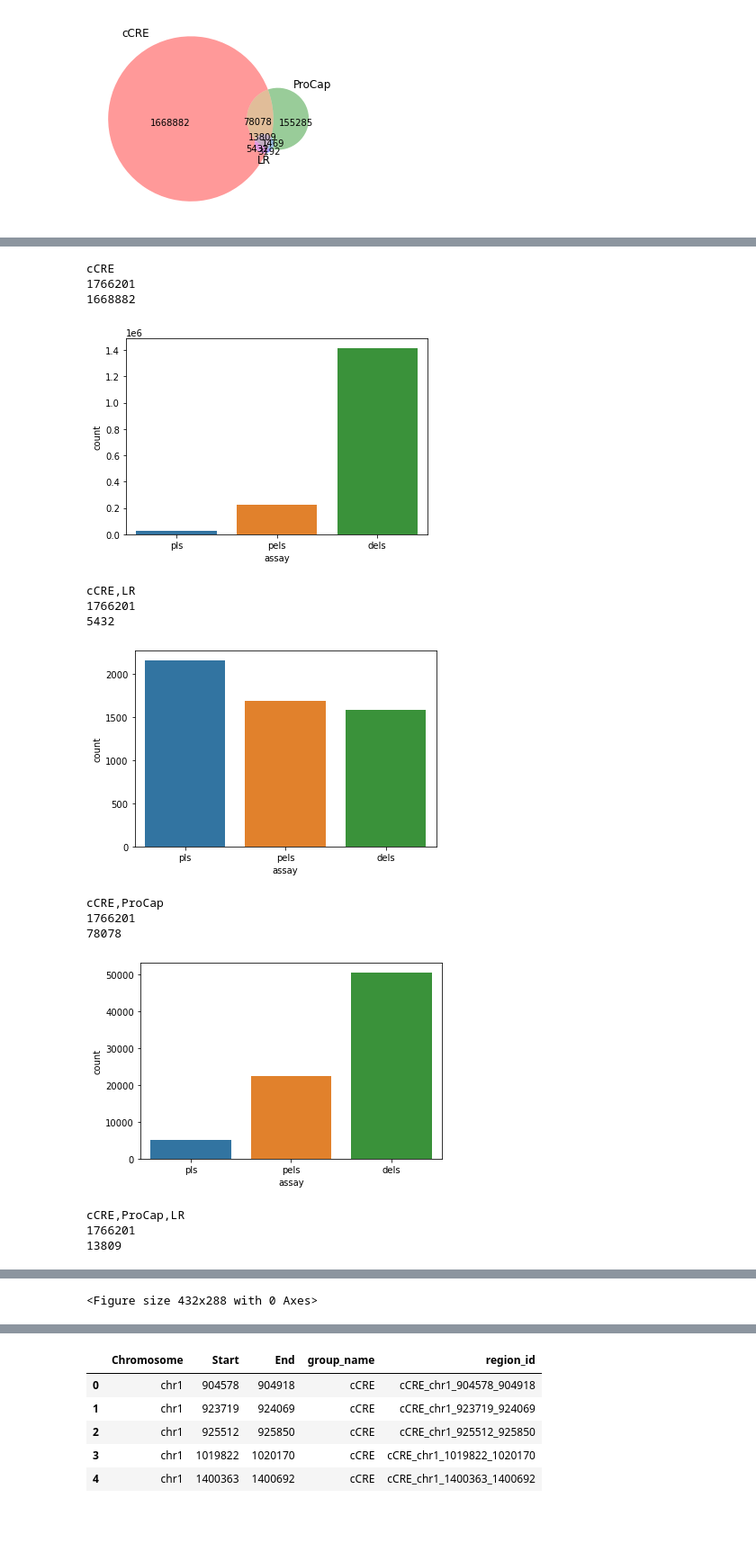
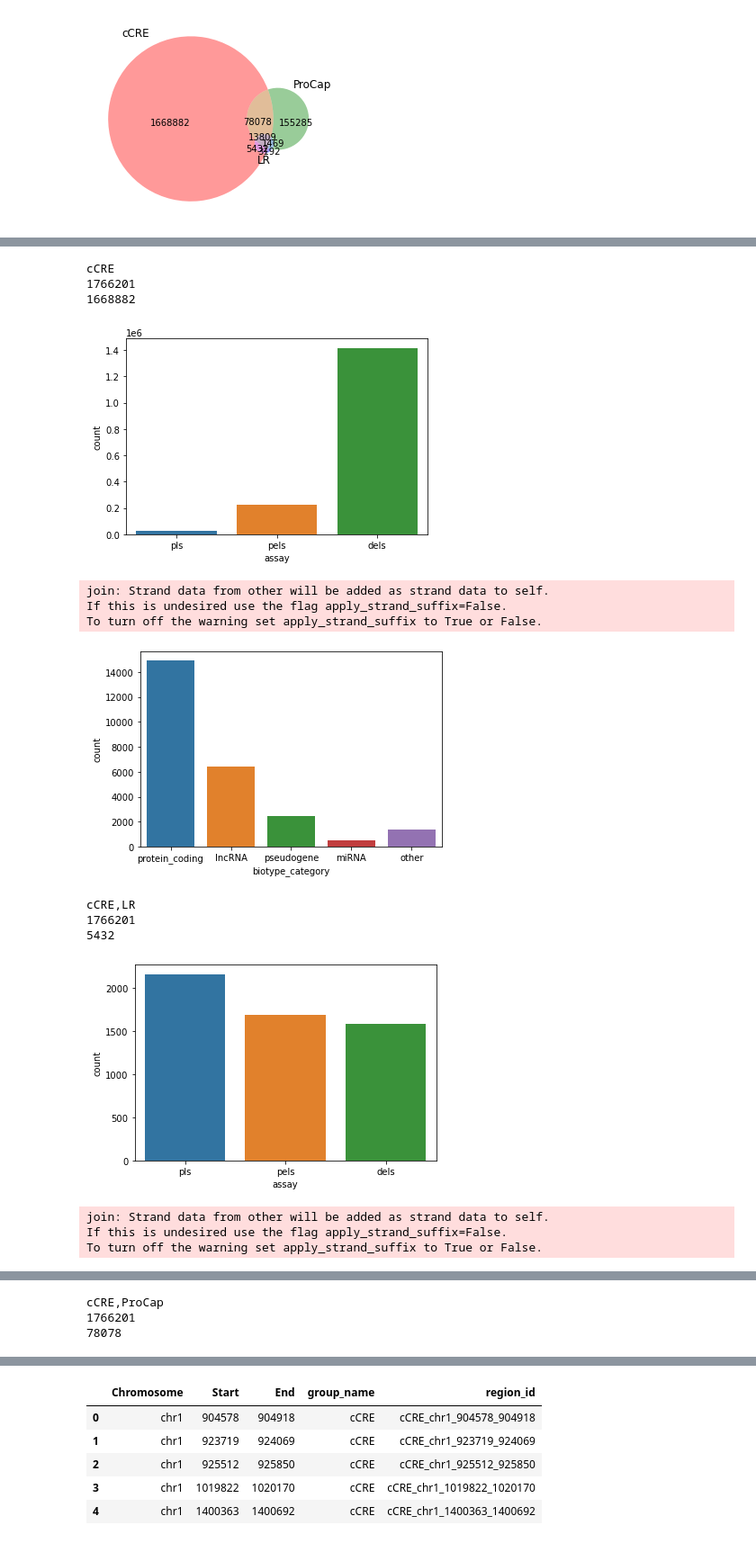
Before and after one commit to fairliereese/encode_promoters, a Jupyter notebook: 230905_intersect_dev.ipynb, the cells around one changed output, grey strips where cells are left out. Shown at 90% size. Saved outputs shown, nothing was run; the diff lists cells and outputs as text; code cells hidden in the pictures.

Commit message:
update w/ more plots

```diff
--- a/230905_intersect_dev.ipynb
+++ b/230905_intersect_dev.ipynb
@@ -18,6 +18,9 @@ with open(config_file) as f:
     config = yaml.safe_load(f)
 # %%
 species = 'human'
+
+ca_h5 = expand(config['lr']['ca'], species=species)[0]
+gtf_file = expand(config['ref']['gtf'], species=species)[0]
 
 files_a_name = 'cCRE'
 files_a = expand(config['ccre']['bed_format'],
@@ -145,3 +224,23 @@ def three_way_intersect(fa,
+# %%
+gtf_df = pr.read_gtf(gtf_file)
+gtf_df = gtf_df.features.tss()
+# %%
+gtf_df = gtf_df.df
+map = get_biotype_map()
+
+# pivot map
+biotype_map = {}
+for key, biotypes in map.items():
+    for biotype in biotypes:
+        biotype_map[biotype] = key
+# then add map to df
+gtf_df['biotype_category'] = gtf_df.gene_type.map(biotype_map)
+
+gtf_df = pr.PyRanges(gtf_df)
+# %%
+gtf_df = gtf_df.df
+gtf_df = gtf_df[['Chromosome', 'Start', 'End', 'Strand', 'biotype_category', 'gene_id']]
+gtf_df = pr.PyRanges(gtf_df)
 # %%
 counts, int_beds = three_way_intersect(files_a,
                         files_a_name,
@@ -158,32 +253,53 @@ dict_keys(['LR', 'ProCap', 'ProCap,LR', 'cCRE', 'cCRE,LR', 'cCRE,ProCap', 'cCRE,
 # %%
 for key, item in int_beds.items():
     if files_a_name not in key:
         continue
     print(key)
     df = int_beds[key]
     ccre_df = read_beds(files_a, files_a_name)
 
     # get regions from original thing that were present in this
     # intersection file
     print(len(ccre_df.index))
     ccre_df = ccre_df.loc[ccre_df.region_id.isin(df.region_id.tolist())]
     print(len(ccre_df.index))
     sns.countplot(ccre_df, x='assay')
     plt.show()
     plt.clf()
+
+    # for plss, which types of genes are they from?
+    pls_df = ccre_df.loc[ccre_df.assay=='pls']
+    pls_df = pr.PyRanges(pls_df)
+    pls_df = pls_df.join(gtf_df,
+                       how='left',
+                       slack=200,
+                       strandedness=None)
+    pls_df = pls_df.df
+    rank1, rank2 = get_biotype_ranks()
+    pls_df['biotype_rank'] = pls_df.biotype_category.map(rank1)
+    pls_df = pls_df.loc[pls_df.biotype_rank.notnull()]
+
+    pls_df = pls_df.sort_values(by='biotype_rank', ascending=True)
+    # pls_df.loc[pls_df.region_id=='cCRE_chr4_82402223_82402572']
+    pls_df = pls_df.drop_duplicates(subset='region_id', keep='first')
+    # pls_df.loc[pls_df.region_id=='cCRE_chr4_82402223_82402572']
+    sns.countplot(pls_df, x='biotype_category')
+    plt.show()
+    plt.clf()
+    print()
 # %% [output]
 cCRE
 1766201
 1668882
 [figure]
-cCRE,LR
-1766201
-5432
+join: Strand data from other will be added as strand data to self.
+If this is undesired use the flag apply_strand_suffix=False.
+To turn off the warning set apply_strand_suffix to True or False.
-[figure, old version]
+[figure, new version]
-cCRE,ProCap
+cCRE,LR
 1766201
-78078
+5432
-[figure, old version]
+[figure, new version]
-cCRE,ProCap,LR
-1766201
-13809
+join: Strand data from other will be added as strand data to self.
+If this is undesired use the flag apply_strand_suffix=False.
+To turn off the warning set apply_strand_suffix to True or False.
@@ -191 +307,3 @@ cCRE,ProCap,LR
-<Figure size 432x288 with 0 Axes>
+cCRE,ProCap
+1766201
+78078
```
Also changed, not shown: parts of 21 cells of this notebook, 1 other file.
